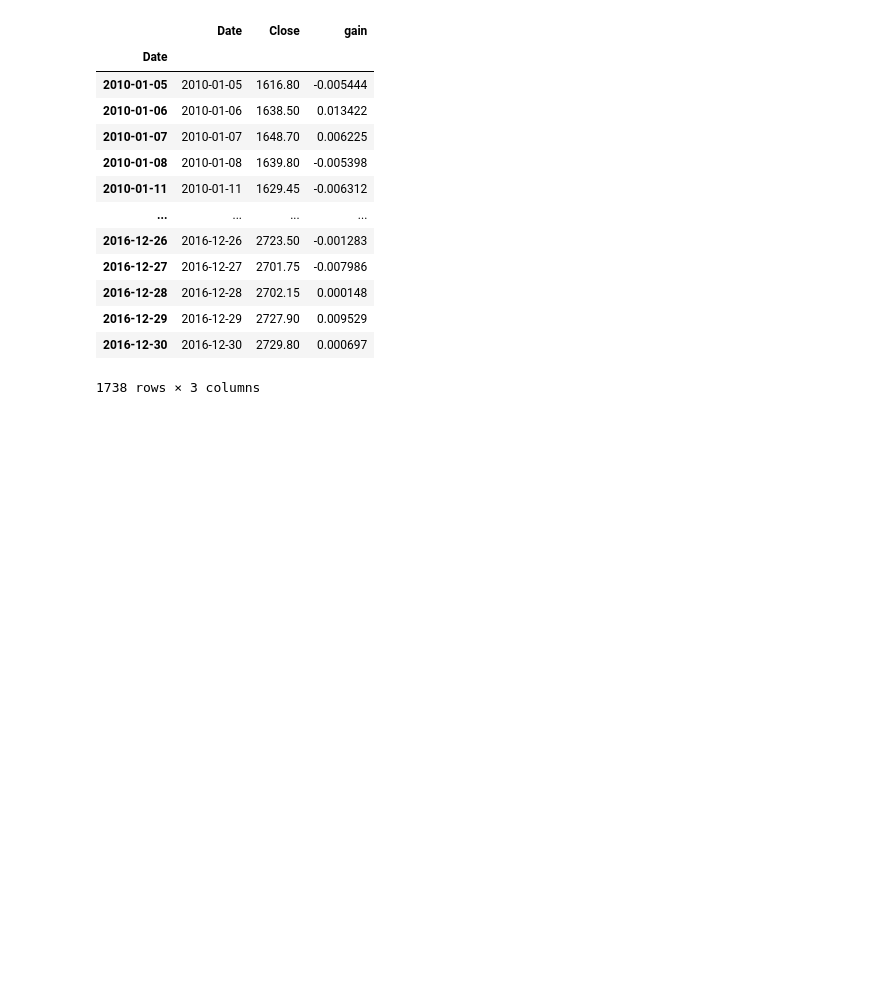
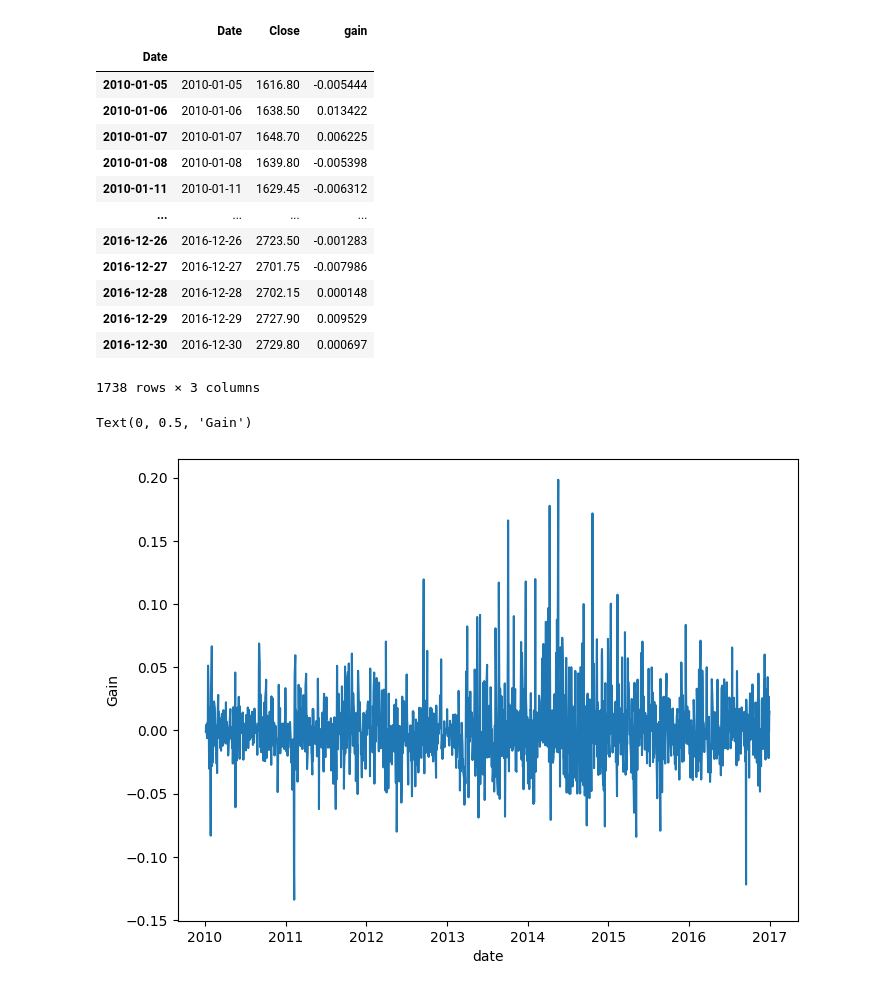
Before and after one commit to lokeshudalkar/Data_Science, a Jupyter notebook: Normal_Ditribution.ipynb, the cells around one changed output. Cells and saved outputs as stored; diff of their text form; code cells hidden in the pictures; blank space fills up the shorter version.

```diff
--- a/Normal_Ditribution.ipynb
+++ b/Normal_Ditribution.ipynb
@@ -132,3 +133,12 @@ glaxo
 | 2016-12-29 | 2016-12-29 | 2727.90 | 0.009529 |
 | 2016-12-30 | 2016-12-30 | 2729.80 | 0.000697 |
 1738 rows × 3 columns
+# %%
+#plot gains
+plt.figure(figsize=(8,6))
+plt.plot(beml["gain"])
+plt.xlabel("date")
+plt.ylabel("Gain")
+# %% [output]
+Text(0, 0.5, 'Gain')
+[figure, added]
```
Also changed, not shown: parts of 9 cells of this notebook.
